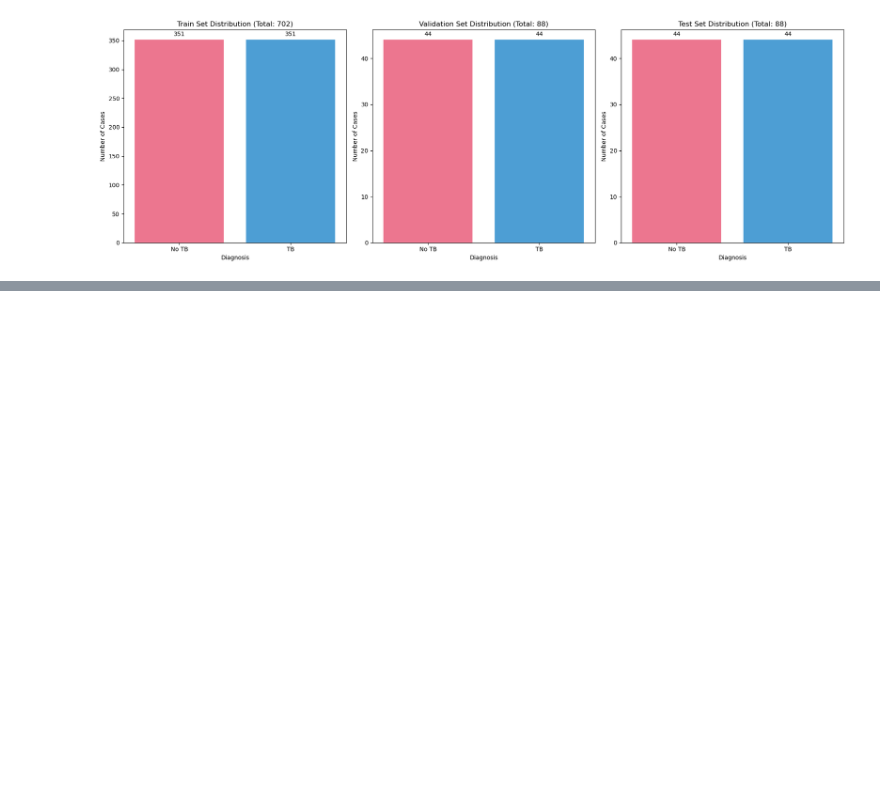
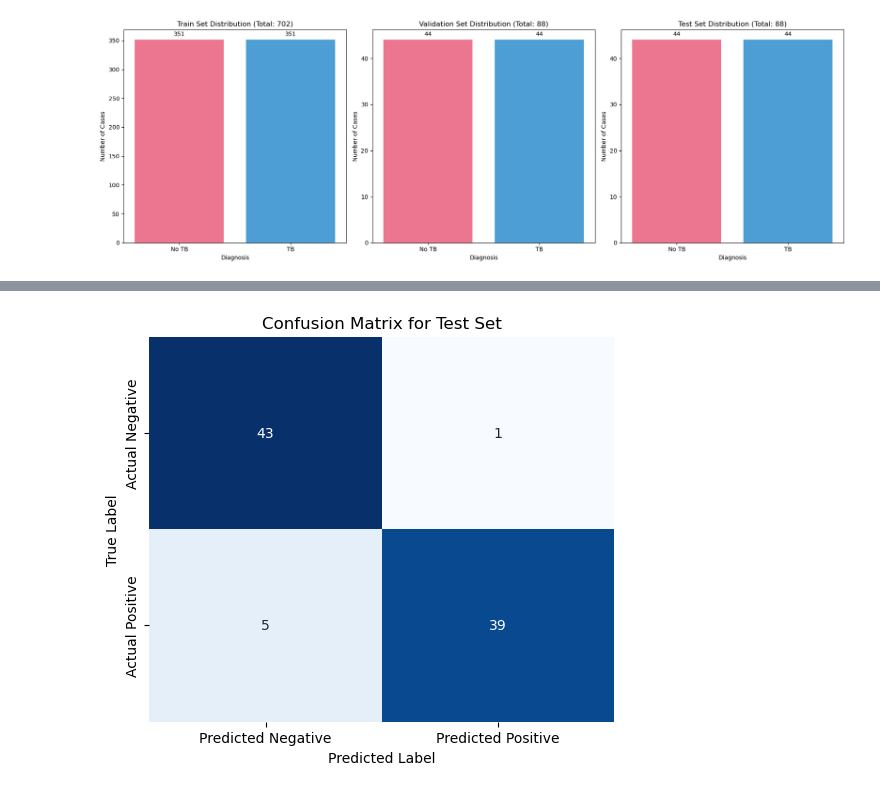
Before and after one commit to pas-enzo/iniciacao-cientifica, a Jupyter notebook: code/model.ipynb, the cells around one changed output, grey strips where cells are left out. Cells and saved outputs as stored; diff of their text form; code cells hidden in the pictures; blank space fills up the shorter version.

Commit message:
modelo base

```diff
--- a/code/model.ipynb
+++ b/code/model.ipynb
@@ -647,0 +1094,99 @@ An error occurred during dataset stats computation: name 'tqdm' is not defined
+# %%
+# Assuming 'final_trained_model' is available from the training cell
+# Assuming 'test_loader' is available from the DataLoader creation cell
+# Assuming 'criterion' is available from the loss/optimizer definition cell
+# Assuming 'device' is available from the device setup cell
+
+def evaluate_model(model, dataloader, criterion, device, phase="Test"):
+    """
+    Evaluates the model on the given DataLoader and computes various metrics.
+
+    Args:
+        model (torch.nn.Module): The trained model to evaluate.
+        dataloader (DataLoader): DataLoader for the dataset to evaluate (e.g., test_loader).
+        criterion (torch.nn.Module): The loss function.
+        device (torch.device): The device (CPU or CUDA) to use for evaluation.
+        phase (str): The name of the evaluation phase (e.g., "Test", "Validation").
+
+    Returns:
+        dict: A dictionary containing computed loss, accuracy, precision, recall, and F1-score.
+    """
+    model.eval()  # Set model to evaluation mode
+    running_loss = 0.0
+    running_corrects = 0
+    all_preds = []
+    all_labels = []
+
+    print(f"\nStarting {phase} set evaluation...")
+    with torch.no_grad():  # Crucial: Disable gradient calculation during inference
+        for inputs, labels in tqdm(dataloader, desc=f"{phase} Phase"):
+            inputs = inputs.to(device)
+            labels = labels.to(device)
+
+            outputs = model(inputs)
+            # For BCEWithLogitsLoss, labels should be (batch_size, 1)
+            if labels.dim() == 1:
+                labels = labels.unsqueeze(1)
+
+            loss = criterion(outputs, labels)
+
+            # Convert logits to probabilities and then to binary predictions
+            preds_proba = torch.sigmoid(outputs)
+            binary_preds = (preds_proba > 0.5).float() # Threshold at 0.5
+
+            running_loss += loss.item() * inputs.size(0)
+            running_corrects += torch.sum(binary_preds == labels.data)
+
+            all_preds.extend(binary_preds.view(-1).cpu().numpy())
+            all_labels.extend(labels.view(-1).cpu().numpy())
+
+    epoch_loss = running_loss / len(dataloader.dataset)
+    epoch_acc_tensor = running_corrects.double() / len(dataloader.dataset) # Accuracy from raw tensor sums
+
+    # Compute comprehensive metrics using sklearn
+    # Ensure all_labels and all_preds are numpy arrays
+    all_labels_np = np.array(all_labels)
+    all_preds_np = np.array(all_preds)
+
+    test_accuracy = accuracy_score(all_labels_np, all_preds_np)
+    test_precision = precision_score(all_labels_np, all_preds_np, zero_division=0)
+    test_recall = recall_score(all_labels_np, all_preds_np, zero_division=0)
+    test_f1 = f1_score(all_labels_np, all_preds_np, zero_division=0)
+
+    # Compute Confusion Matrix
+    cm = confusion_matrix(all_labels_np, all_preds_np)
+
+    print(f"\n--- {phase} Set Results ---")
+    print(f"Loss: {epoch_loss:.4f}")
+    print(f"Accuracy (Tensor): {epoch_acc_tensor:.4f}") # Accuracy from raw tensor sum check
+    print(f"Accuracy (Sklearn): {test_accuracy:.4f}")
+    print(f"Precision: {test_precision:.4f}")
+    print(f"Recall: {test_recall:.4f}")
+    print(f"F1-Score: {test_f1:.4f}")
+    print("--------------------------")
+
+    # Plot Confusion Matrix
+    plt.figure(figsize=(6, 5))
+    sns.heatmap(cm, annot=True, fmt='d', cmap='Blues', cbar=False,
+                xticklabels=['Predicted Negative', 'Predicted Positive'],
+                yticklabels=['Actual Negative', 'Actual Positive'])
+    plt.xlabel('Predicted Label')
+    plt.ylabel('True Label')
+    plt.title(f'Confusion Matrix for {phase} Set')
+    plt.show()
+
+    return {
+        'loss': epoch_loss,
+        'accuracy_tensor': epoch_acc_tensor.item(),
+        'accuracy_sklearn': test_accuracy,
+        'precision': test_precision,
+        'recall': test_recall,
+        'f1_score': test_f1,
+        'confusion_matrix': cm
+    }
+
+# --- Execute Test Set Evaluation ---
+test_results = evaluate_model(final_trained_model, test_loader, criterion, device, phase="Test")
+
+print("\nTest set evaluation complete. Results are stored in 'test_results' dictionary.")
+# %% [output]
@@ -647,0 +1202 @@ An error occurred during dataset stats computation: name 'tqdm' is not defined
+[figure, added]
```
Also changed, not shown: parts of 11 cells of this notebook, 1 other file.
